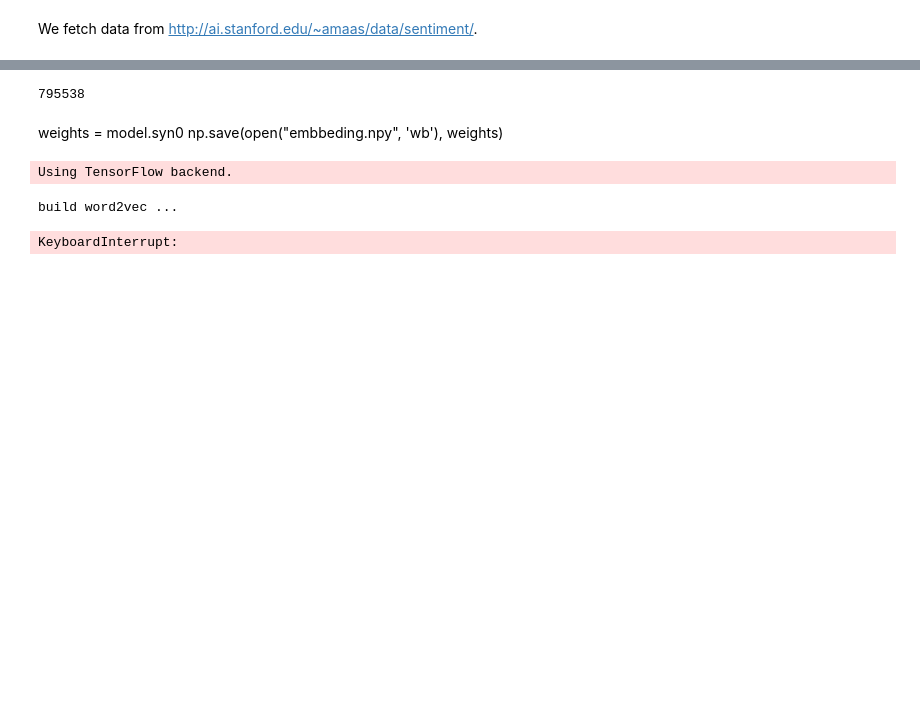
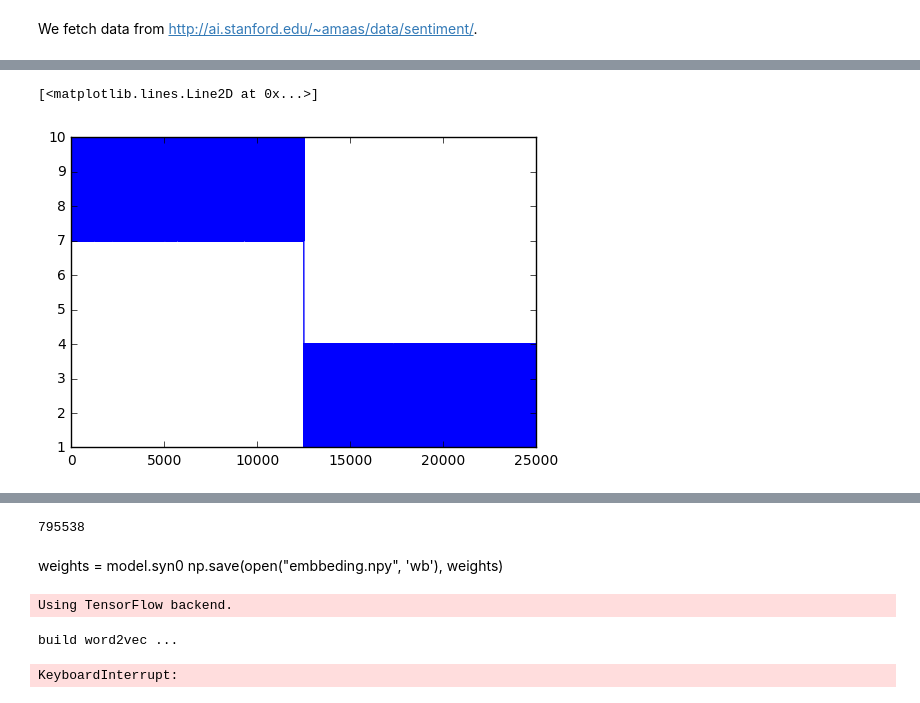
Before and after one commit to KapilKhanal/jjakimoto.github.io, a Jupyter notebook: word2vec/word2vec.ipynb, the cells around one changed output, grey strips where cells are left out. Cells and saved outputs as stored; diff of their text form; code cells hidden in the pictures; blank space fills up the shorter version.

```diff
--- a/word2vec/word2vec.ipynb
+++ b/word2vec/word2vec.ipynb
@@ -2,0 +92,8 @@ We fetch data from http://ai.stanford.edu/~amaas/data/sentiment/.
+# %%
+%%time
+
+from sklearn.ensemble import RandomForestClassifier
+
+# Initialize a Random Forest classifier with 100 trees
+forest = RandomForestClassifier(n_estimators = 100)
+forest.fit(bow, labeled_data[1])
@@ -2,0 +103,5 @@ We fetch data from http://ai.stanford.edu/~amaas/data/sentiment/.
+# %%
+plt.plot(forest.predict(bow))
+# %% [output]
+[<matplotlib.lines.Line2D at 0x...>]
+[figure, added]
```
Also changed, not shown: parts of 20 cells of this notebook.
